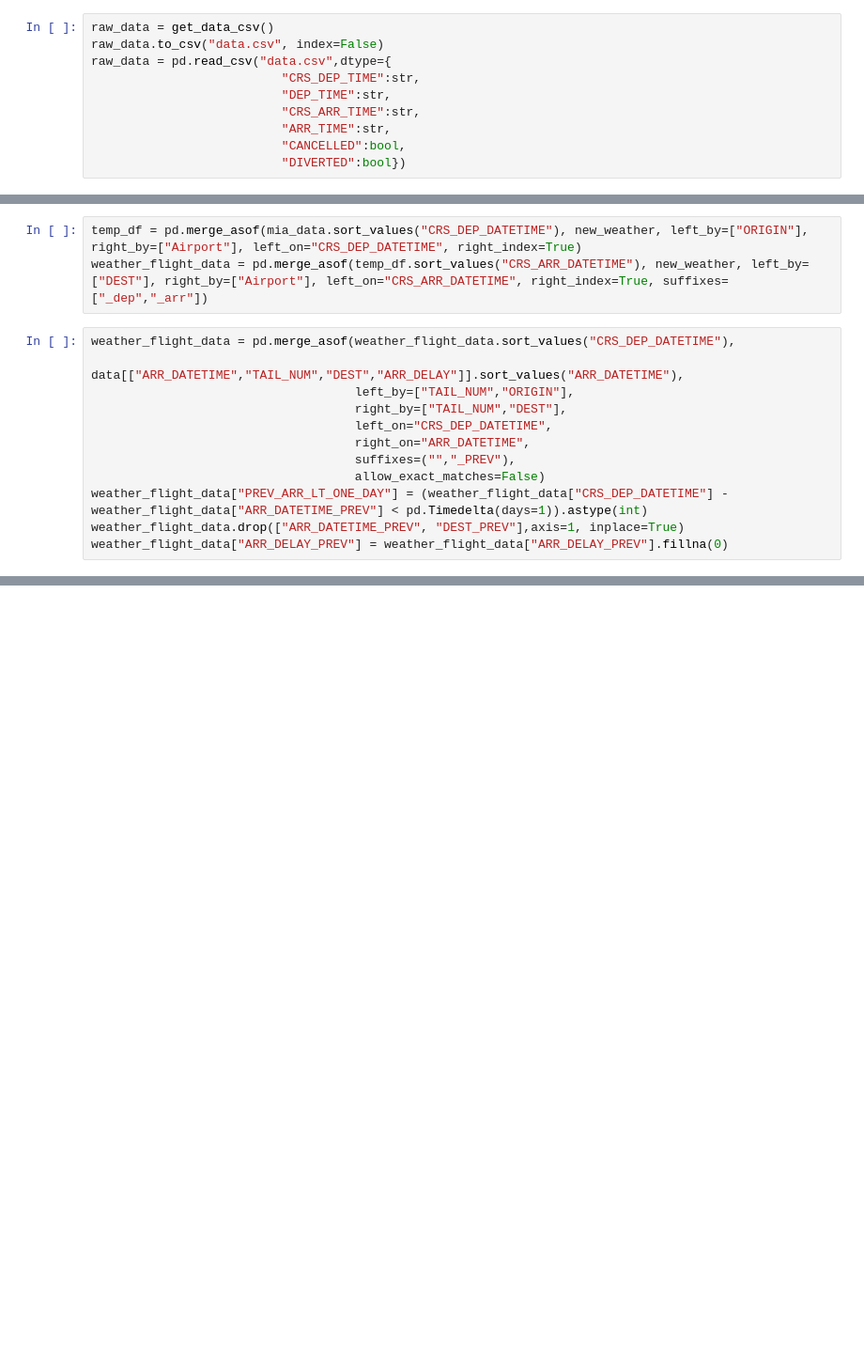
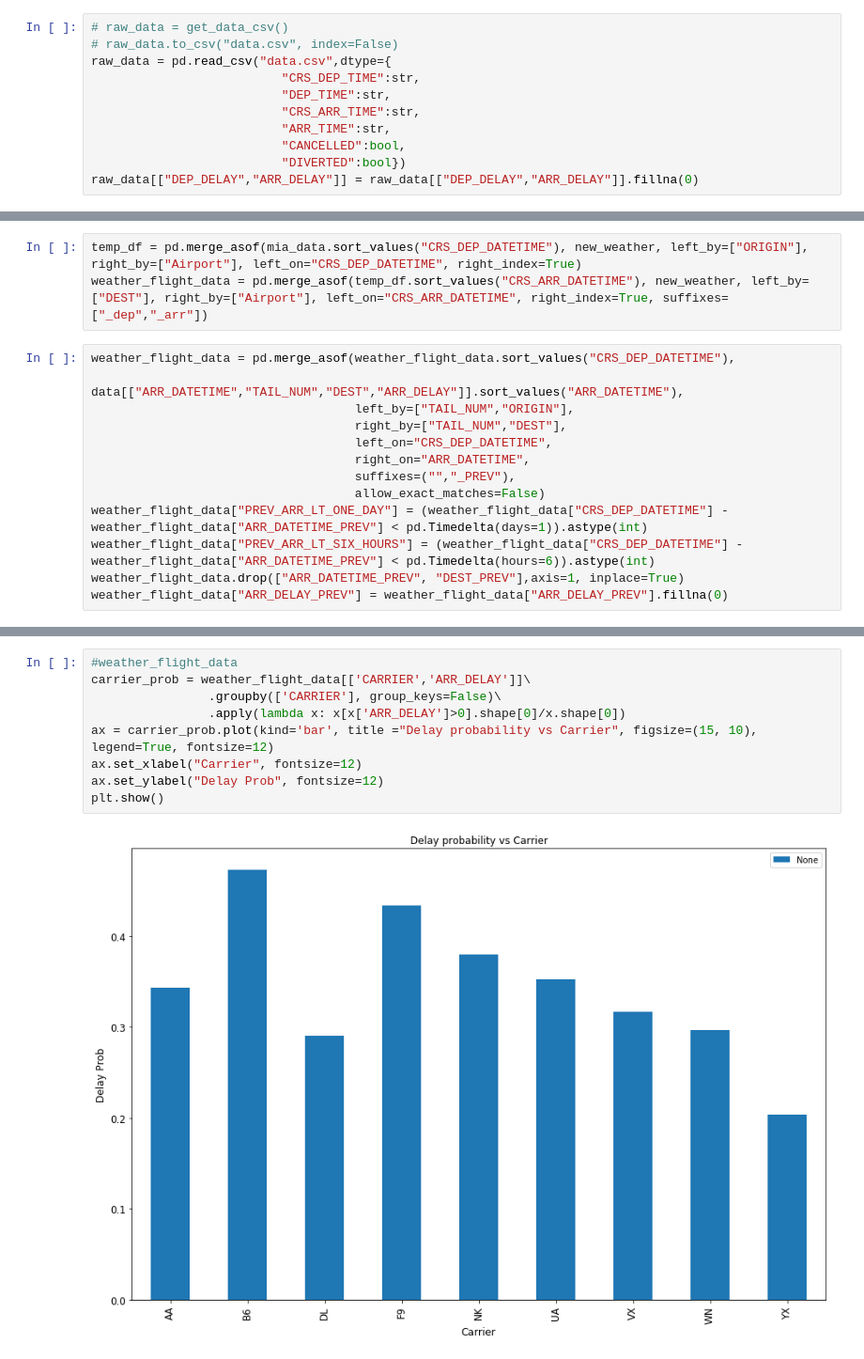
Before and after one commit to kabochya/15688-Final, a Jupyter notebook: Final.ipynb, the cells around one changed output, grey strips where cells are left out. Shown at 94% size. Cells and saved outputs as stored; diff of their text form; blank space fills up the shorter version.

```diff
--- a/Final.ipynb
+++ b/Final.ipynb
@@ -159,8 +198,8 @@ new_weather = pd.concat(new_weather_list)
 
 new_weather.sort_index(inplace=True)
 # %%
-raw_data = get_data_csv()
-raw_data.to_csv("data.csv", index=False)
+# raw_data = get_data_csv()
+# raw_data.to_csv("data.csv", index=False)
 raw_data = pd.read_csv("data.csv",dtype={
                           "CRS_DEP_TIME":str,
                           "DEP_TIME":str,
@@ -168,4 +207,5 @@ raw_data = pd.read_csv("data.csv",dtype={
                           "ARR_TIME":str,
                           "CANCELLED":bool,
                           "DIVERTED":bool})
+raw_data[["DEP_DELAY","ARR_DELAY"]] = raw_data[["DEP_DELAY","ARR_DELAY"]].fillna(0)
 # %%
@@ -206,5 +245,6 @@ weather_flight_data = pd.merge_asof(weather_flight_data.sort_values("CRS_DEP_DAT
                                     suffixes=("","_PREV"),
                                     allow_exact_matches=False)
 weather_flight_data["PREV_ARR_LT_ONE_DAY"] = (weather_flight_data["CRS_DEP_DATETIME"] - weather_flight_data["ARR_DATETIME_PREV"] < pd.Timedelta(days=1)).astype(int)
+weather_flight_data["PREV_ARR_LT_SIX_HOURS"] = (weather_flight_data["CRS_DEP_DATETIME"] - weather_flight_data["ARR_DATETIME_PREV"] < pd.Timedelta(hours=6)).astype(int)
 weather_flight_data.drop(["ARR_DATETIME_PREV", "DEST_PREV"],axis=1, inplace=True)
 weather_flight_data["ARR_DELAY_PREV"] = weather_flight_data["ARR_DELAY_PREV"].fillna(0)
@@ -262,0 +277,11 @@ print (prediction)
+# %%
+#weather_flight_data
+carrier_prob = weather_flight_data[['CARRIER','ARR_DELAY']]\
+                .groupby(['CARRIER'], group_keys=False)\
+                .apply(lambda x: x[x['ARR_DELAY']>0].shape[0]/x.shape[0])
+ax = carrier_prob.plot(kind='bar', title ="Delay probability vs Carrier", figsize=(15, 10), legend=True, fontsize=12)
+ax.set_xlabel("Carrier", fontsize=12)
+ax.set_ylabel("Delay Prob", fontsize=12)
+plt.show()
+# %% [output]
+[figure, added]
```
Also changed, not shown: parts of 27 cells of this notebook.
